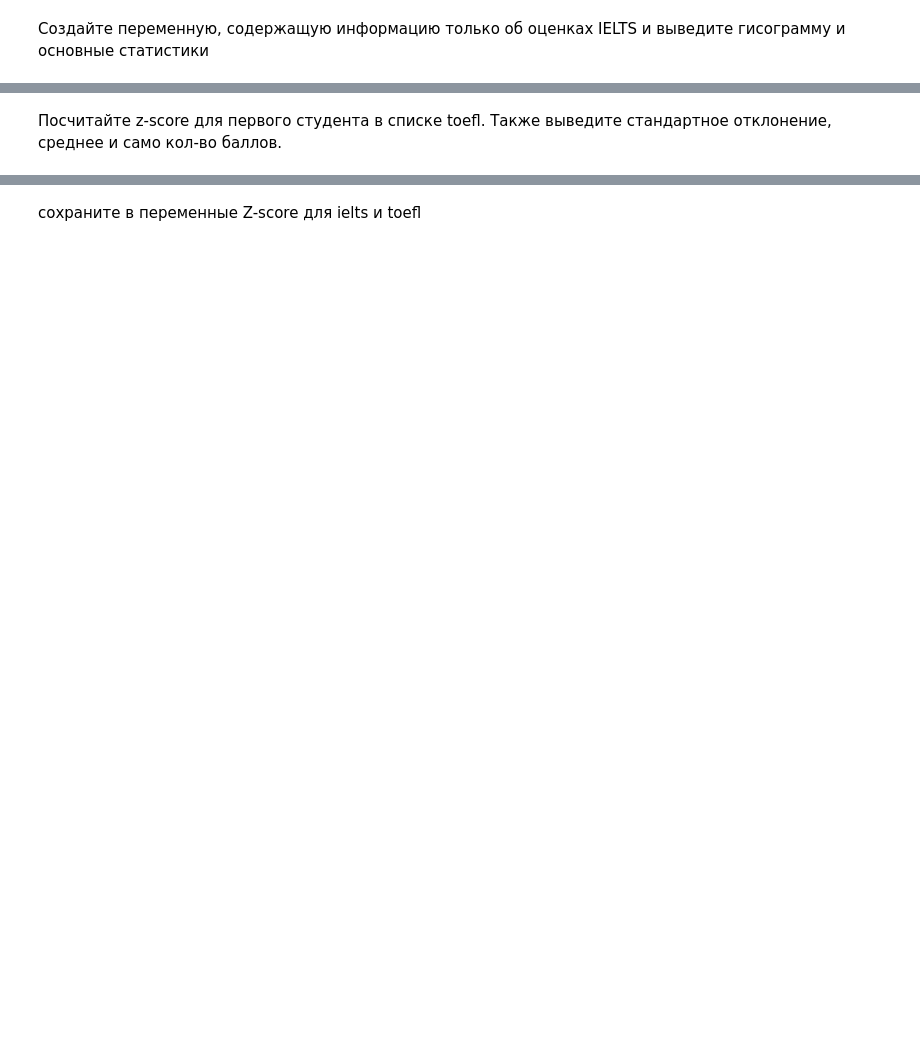
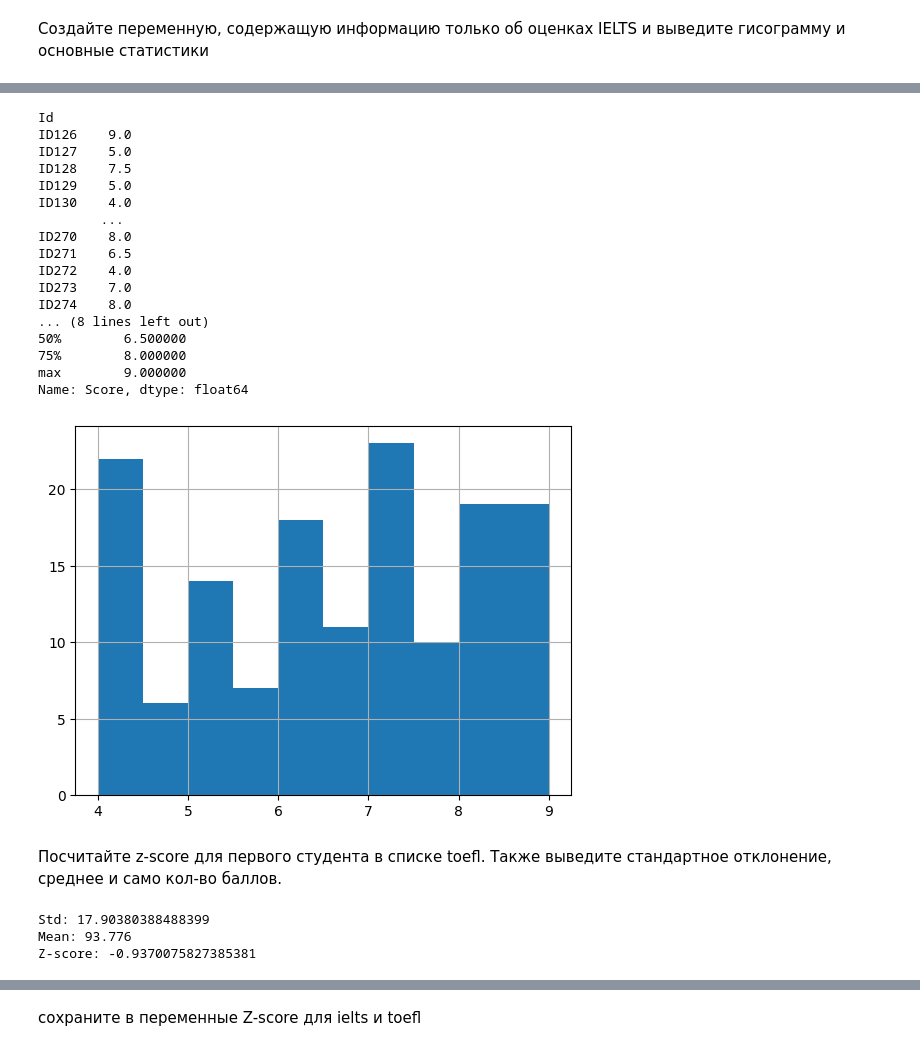
Before and after one commit to mosevaa/data_mining, a Jupyter notebook: lab2/Lab2.ipynb, the cells around one changed output, grey strips where cells are left out. Saved outputs shown, nothing was run; the diff lists cells and outputs as text; code cells hidden in the pictures; blank space fills up the shorter version.

```diff
--- a/lab2/Lab2.ipynb
+++ b/lab2/Lab2.ipynb
@@ -22,3 +66,37 @@ import scipy.stats
+# %%
+ielts_score = df[df['Exam'] == 'IELTS']['Score']
+ielts_score.hist()
+print(ielts_score)
+
+print()
+print('Statistics:')
+print(ielts_score.describe(include='all'))
+# %% [output]
+Id
+ID126    9.0
+ID127    5.0
+ID128    7.5
+ID129    5.0
+ID130    4.0
+        ...
+ID270    8.0
+ID271    6.5
+ID272    4.0
+ID273    7.0
+ID274    8.0
+... (8 lines left out)
+50%        6.500000
+75%        8.000000
+max        9.000000
+Name: Score, dtype: float64
+[figure, added]
 # %% [markdown]
 Посчитайте z-score для первого студента в списке toefl. Также выведите стандартное отклонение, среднее и само кол-во баллов.
+# %%
+z_score = (toefl_score[0] - toefl_score.mean())/toefl_score.std()
+print(f'Std: {toefl_score.std()}\nMean: {toefl_score.mean()}\nZ-score: {z_score}')
+# %% [output]
+Std: 17.90380388488399
+Mean: 93.776
+Z-score: -0.9370075827385381
 # %%
```
Also changed, not shown: parts of 61 cells of this notebook, 3 other files.
